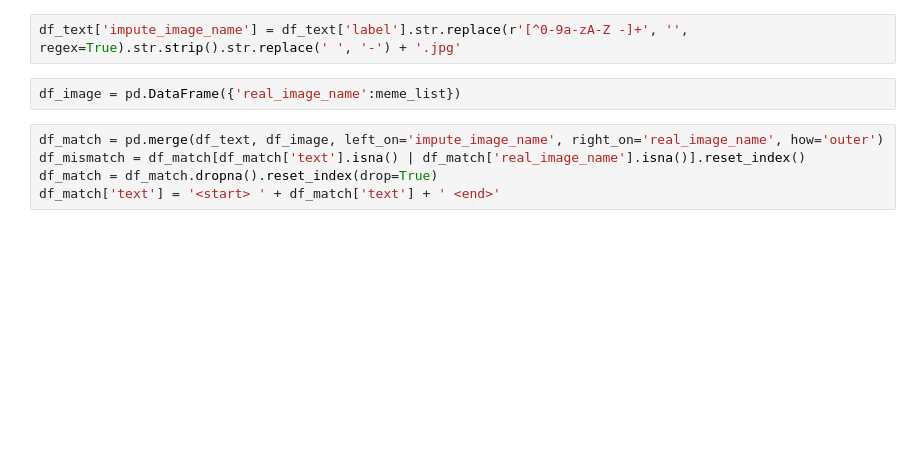
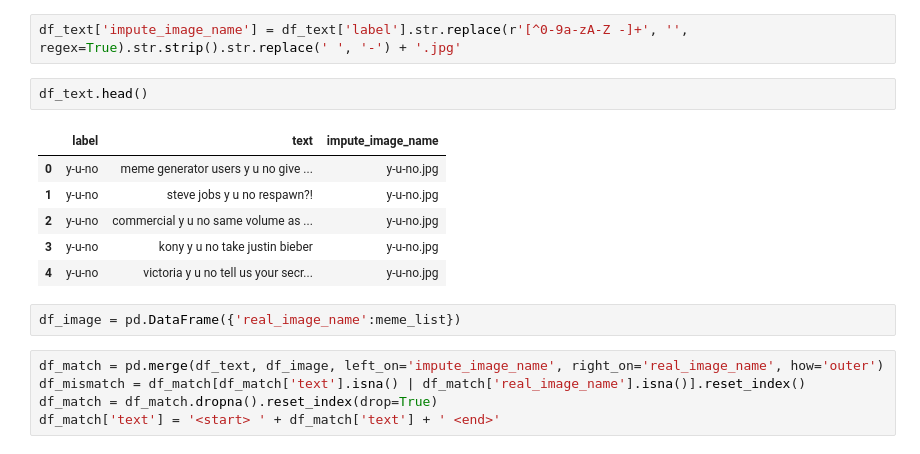
Before and after one commit to MSIA/msia432-meme-generation-project, a Jupyter notebook: notebooks/01_data_clean.ipynb, the cells around one changed output. Drawn from its saved outputs; the diff is of its cells as text; blank space fills up the shorter version.

```diff
--- a/notebooks/01_data_clean.ipynb
+++ b/notebooks/01_data_clean.ipynb
@@ -48,5 +106,14 @@ df_text = pd.DataFrame({'label':labels, 'text':texts})
 # %%
 df_text['impute_image_name'] = df_text['label'].str.replace(r'[^0-9a-zA-Z -]+', '', regex=True).str.strip().str.replace(' ', '-') + '.jpg'
+# %%
+df_text.head()
+# %% [output]
+|  | label | text | impute_image_name |
+| 0 | y-u-no | meme generator users y u no give ... | y-u-no.jpg |
+| 1 | y-u-no | steve jobs y u no respawn?! | y-u-no.jpg |
+| 2 | y-u-no | commercial y u no same volume as ... | y-u-no.jpg |
+| 3 | y-u-no | kony y u no take justin bieber | y-u-no.jpg |
+| 4 | y-u-no | victoria y u no tell us your secr... | y-u-no.jpg |
 # %%
 df_image = pd.DataFrame({'real_image_name':meme_list})
 # %%
```
Also changed, not shown: parts of 13 cells of this notebook.
